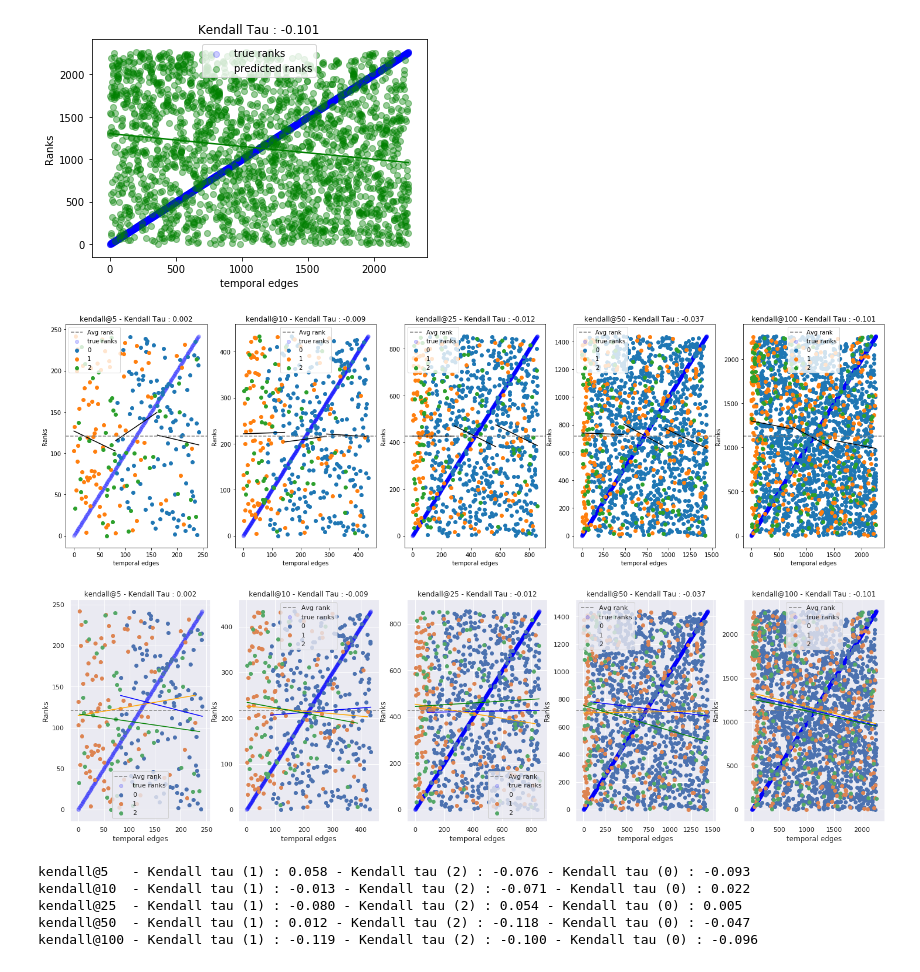
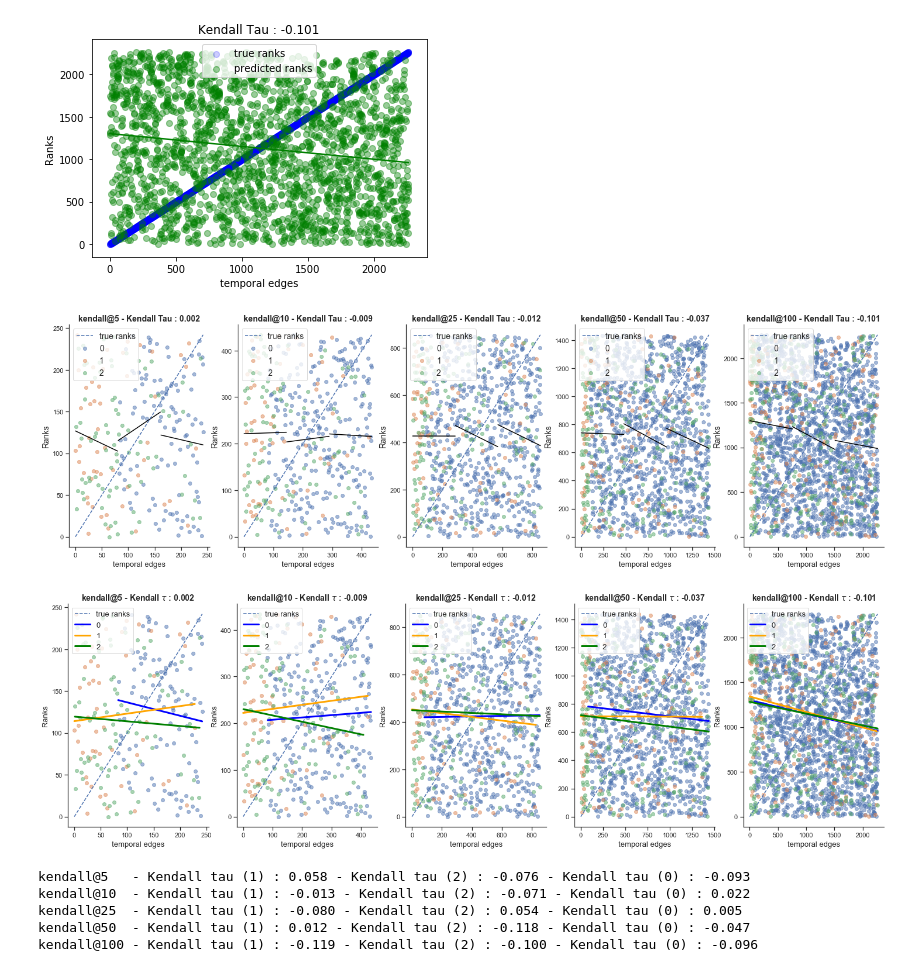
Before and after one commit to simondelarue/dynGNN, a Jupyter notebook: GNN/logs/SF2H/Rank_analysis.ipynb, the cells around one changed output. Cells and saved outputs as stored; diff of their text form; code cells hidden in the pictures.

Commit message:
updated rank analysis figures

```diff
--- a/GNN/logs/SF2H/Rank_analysis.ipynb
+++ b/GNN/logs/SF2H/Rank_analysis.ipynb
@@ -87,13 +97,13 @@ Most frequent events :
 def compute_class(cnt):
     if cnt == 0:
         return '0'
-    elif cnt > 0 and cnt <= 5:
+    elif cnt > 0 and cnt <= 1:
         return '1'
     else:
         return '2'
 
 def load_data(model_name, feat_struct, metric):
-    return pd.read_pickle(f'preds_{feat_struct}_{model_name}_{metric}.pkl')
+    return pd.read_pickle(f'data/preds_{feat_struct}_{model_name}_{metric}.pkl')
 
 def preprocess_data(model_name, feat_struct, metric):
 
@@ -492,6 +549,9 @@ plt.legend()
 <matplotlib.legend.Legend at 0x...>
 [figure]
 # %%
+custom_params = {"axes.spines.right": False, "axes.spines.top": False}
+sns.set_theme(style="ticks", rc=custom_params)
+
 fig, ax = plt.subplots(1, len(metrics_at), figsize=(25, 7))
 split = 3
 colors = ['blue', 'orange', 'green']
@@ -503,17 +563,21 @@ for idx, metric in enumerate(metrics_at):
     y_pred = df_tmp_pdag.pred_ranks
 
     # Plot
-    ax[idx].axhline(np.mean(y_pred), linestyle='--', color='grey', label='Avg rank')
-    ax[idx].scatter(range(len(y)), y, color='blue', alpha=0.2, label='true ranks')
+    #ax[idx].axhline(np.mean(y_pred), linestyle='--', color='grey', label='Avg rank')
+    #ax[idx].scatter(range(len(y)), y, color='blue', alpha=0.2, label='true ranks')
+    ax[idx].plot(range(len(y)), y, label=('true ranks'), linestyle='--')
     groups = df_tmp_pdag.groupby('cnt_class')
     for j, (name, group) in enumerate(groups):
-        ax[idx].scatter(group.true_ranks, group.pred_ranks, label=name)
+        ax[idx].scatter(group.true_ranks, group.pred_ranks, alpha=0.5)
         X = np.array(group.true_ranks).reshape(-1, 1)
         lr = LinearRegression(fit_intercept=True).fit(X, np.array(group.pred_ranks))
         lr_pred = lr.predict(X)
-        ax[idx].plot(X, lr_pred, color=colors[j])
-    ax[idx].legend()
-    ax[idx].set_xlabel('temporal edges')
-    ax[idx].set_ylabel('Ranks')
-    ax[idx].set_title(f'{metric} - Kendall Tau : {stats.kendalltau(y, y_pred)[0]:.3f}')
+        ax[idx].plot(X, lr_pred, color=colors[j], linewidth=3, label=name)
+    ax[idx].legend(loc='upper left', fontsize=14)
+    ax[idx].set_xlabel('temporal edges', fontsize=13)
+    ax[idx].set_ylabel('Ranks', fontsize=13)
+    ax[idx].set_title(fr'{metric} - Kendall $\tau$ : {stats.kendalltau(y, y_pred)[0]:.3f}', fontsize=14, weight='bold')
+
+# Save figure
+fig.savefig('SF2H_corr_pred_true_ranks_QDAG.png')
 # %% [output]
@@ -566,39 +630,46 @@ Text(0.5, 1.0, 'Kendall Tau : -0.101')
 # %%
 fig, ax = plt.subplots(1, len(metrics_at), figsize=(25, 7))
 split = 3
 
 for idx, metric in enumerate(metrics_at):
     # Filter df
     df_tmp_pdag = df_tot_graphConv_aggSimp.loc[df_tot_graphConv_aggSimp['metric']==metric]
 
     y = df_tmp_pdag.true_ranks
     y_pred = df_tmp_pdag.pred_ranks
     c = df_tmp_pdag.cnt
 
     lr_preds = []
     for i, (X, arr) in enumerate(zip(np.array_split(np.array(y), split), np.array_split(np.array(y_pred), split))):
         #X = np.array(range(len(arr))).reshape(-1, 1) #+ np.ones(len(X)) + (i * len(arr))
         X = X.reshape(-1, 1)
         lr = LinearRegression(fit_intercept=True).fit(X, arr)
         #print(lr.coef_, lr.intercept_)
         lr_pred = lr.predict(X)
         lr_preds.append(lr_pred)
         ax[idx].plot(X, lr_pred, color='black')
 
     # Plot
-    ax[idx].axhline(np.mean(y_pred), linestyle='--', color='grey', label='Avg rank')
-    ax[idx].scatter(range(len(y)), y, color='blue', alpha=0.2, label='true ranks')
+    #ax[idx].axhline(np.mean(y_pred), linestyle='--', color='grey', label='Avg rank')
+    #ax[idx].scatter(range(len(y)), y, color='blue', alpha=0.2, label='true ranks')
+    ax[idx].plot(range(len(y)), y, label=('true ranks'), linestyle='--')
     groups = df_tmp_pdag.groupby('cnt_class')
     for name, group in groups:
-        ax[idx].scatter(group.true_ranks, group.pred_ranks, label=name)
+        ax[idx].scatter(group.true_ranks, group.pred_ranks, label=name, alpha=0.5)
     #ax[idx].scatter(x=range(len(y)), y=y_pred, c=c, cmap='Greens', label='predicted ranks')
-    ax[idx].legend()
-    ax[idx].set_xlabel('temporal edges')
-    ax[idx].set_ylabel('Ranks')
-    ax[idx].set_title(f'{metric} - Kendall Tau : {stats.kendalltau(y, y_pred)[0]:.3f}')
+    ax[idx].legend(loc='upper left', fontsize=14)
+    ax[idx].set_xlabel('temporal edges', fontsize=13)
+    ax[idx].set_ylabel('Ranks', fontsize=14)
+    ax[idx].set_title(f'{metric} - Kendall Tau : {stats.kendalltau(y, y_pred)[0]:.3f}', fontsize=14, weight='bold')
+
+# Save figure
+fig.savefig('SF2H_corr_pred_true_ranks_Agg_time.png')
 # %% [output]
-[figure, old version]
+[figure, new version]
 # %%
+custom_params = {"axes.spines.right": False, "axes.spines.top": False}
+sns.set_theme(style="ticks", rc=custom_params)
+
 fig, ax = plt.subplots(1, len(metrics_at), figsize=(25, 7))
 split = 3
 colors = ['blue', 'orange', 'green']
@@ -610,21 +681,25 @@ for idx, metric in enumerate(metrics_at):
     y_pred = df_tmp_pdag.pred_ranks
 
     # Plot
-    ax[idx].axhline(np.mean(y_pred), linestyle='--', color='grey', label='Avg rank')
-    ax[idx].scatter(range(len(y)), y, color='blue', alpha=0.2, label='true ranks')
+    #ax[idx].axhline(np.mean(y_pred), linestyle='--', color='grey', label='Avg rank')
+    #ax[idx].scatter(range(len(y)), y, color='blue', alpha=0.2, label='true ranks')
+    ax[idx].plot(range(len(y)), y, label=('true ranks'), linestyle='--')
     groups = df_tmp_pdag.groupby('cnt_class')
     for j, (name, group) in enumerate(groups):
-        ax[idx].scatter(group.true_ranks, group.pred_ranks, label=name)
+        ax[idx].scatter(group.true_ranks, group.pred_ranks, alpha=0.5)
         X = np.array(group.true_ranks).reshape(-1, 1)
         lr = LinearRegression(fit_intercept=True).fit(X, np.array(group.pred_ranks))
         lr_pred = lr.predict(X)
-        ax[idx].plot(X, lr_pred, color=colors[j])
-    ax[idx].legend()
-    ax[idx].set_xlabel('temporal edges')
-    ax[idx].set_ylabel('Ranks')
-    ax[idx].set_title(f'{metric} - Kendall Tau : {stats.kendalltau(y, y_pred)[0]:.3f}')
+        ax[idx].plot(X, lr_pred, color=colors[j], linewidth=3, label=name)
+    ax[idx].legend(loc='upper left', fontsize=13)
+    ax[idx].set_xlabel('temporal edges', fontsize=13)
+    ax[idx].set_ylabel('Ranks', fontsize=13)
+    ax[idx].set_title(fr'{metric} - Kendall $\tau$ : {stats.kendalltau(y, y_pred)[0]:.3f}', fontsize=14, weight='bold')
+
+# Save figure
+fig.savefig('SF2H_corr_pred_true_ranks_Agg.png')
 # %% [output]
-[figure, old version]
+[figure, new version]
 # %%
 vals = []
 unseens = []
```
Also changed, not shown: parts of 19 cells of this notebook.
